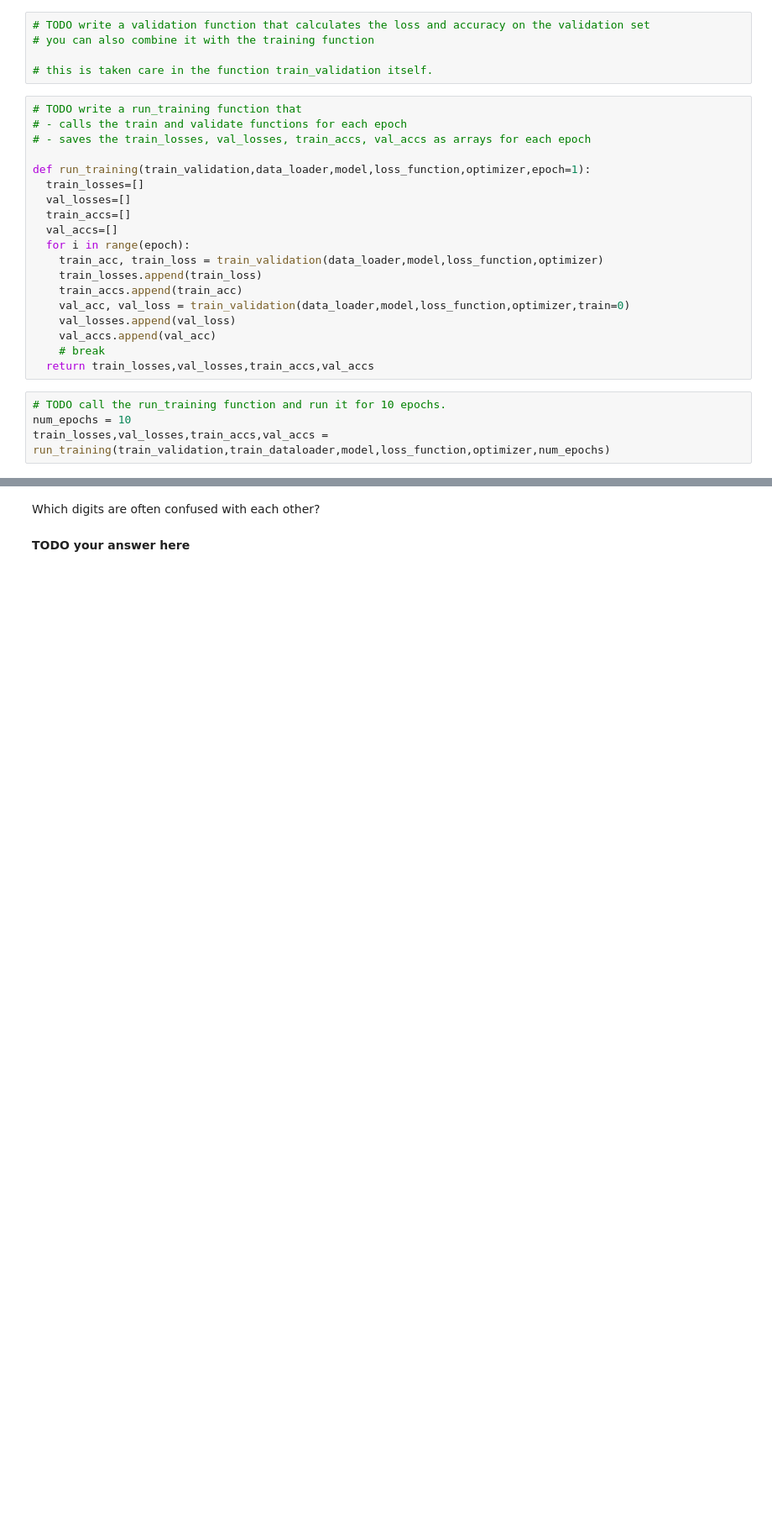
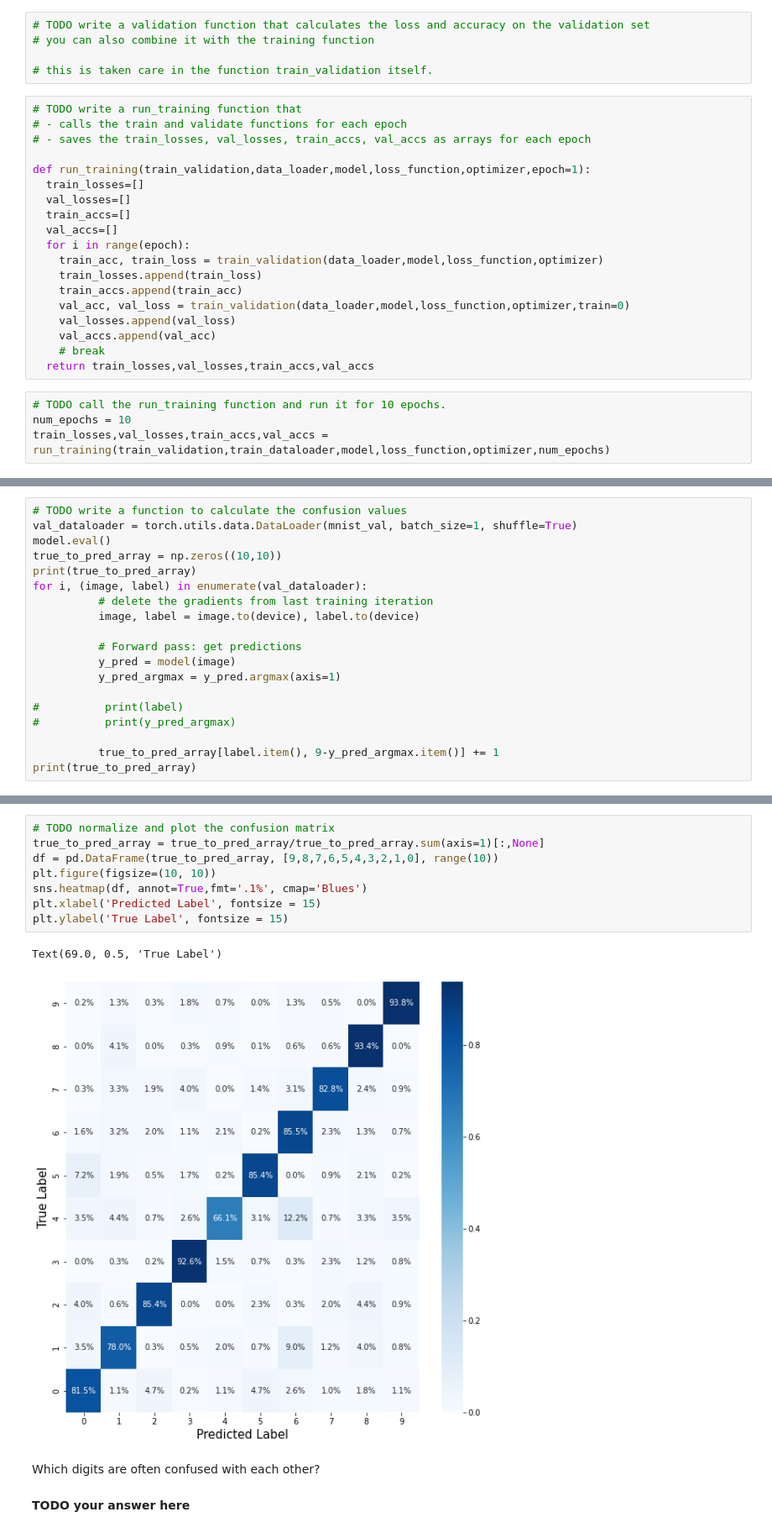
Before and after one commit to adjr2/deep_learning, a Jupyter notebook: Ex1_2022.ipynb, the cells around one changed output, grey strips where cells are left out. Shown at 84% size. Saved outputs shown, nothing was run; the diff lists cells and outputs as text; blank space fills up the shorter version.

```diff
--- a/Ex1_2022.ipynb
+++ b/Ex1_2022.ipynb
@@ -690,0 +691,19 @@ Additionally to the losses and accuracies we want to plot the confusion matrix a
+# %%
+# TODO write a function to calculate the confusion values
+val_dataloader = torch.utils.data.DataLoader(mnist_val, batch_size=1, shuffle=True)
+model.eval()
+true_to_pred_array = np.zeros((10,10))
+print(true_to_pred_array)
+for i, (image, label) in enumerate(val_dataloader):
+          # delete the gradients from last training iteration
+          image, label = image.to(device), label.to(device)
+
+          # Forward pass: get predictions
+          y_pred = model(image)
+          y_pred_argmax = y_pred.argmax(axis=1)
+
+#          print(label)
+#          print(y_pred_argmax)
+
+          true_to_pred_array[label.item(), 9-y_pred_argmax.item()] += 1
+print(true_to_pred_array)
@@ -691,3 +731,14 @@ Additionally to the losses and accuracies we want to plot the confusion matrix a
+# %%
+# TODO normalize and plot the confusion matrix
+true_to_pred_array = true_to_pred_array/true_to_pred_array.sum(axis=1)[:,None]
+df = pd.DataFrame(true_to_pred_array, [9,8,7,6,5,4,3,2,1,0], range(10))
+plt.figure(figsize=(10, 10))
+sns.heatmap(df, annot=True,fmt='.1%', cmap='Blues')
+plt.xlabel('Predicted Label', fontsize = 15)
+plt.ylabel('True Label', fontsize = 15)
+# %% [output]
+Text(69.0, 0.5, 'True Label')
+[figure, added]
 # %% [markdown]
 Which digits are often confused with each other?
 # %% [markdown]
```
Also changed, not shown: parts of 8 cells of this notebook.
